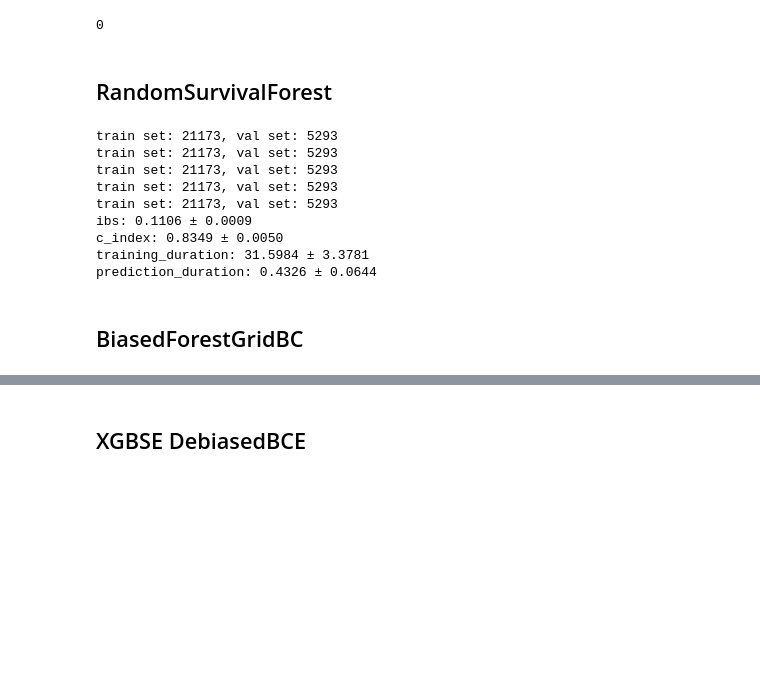
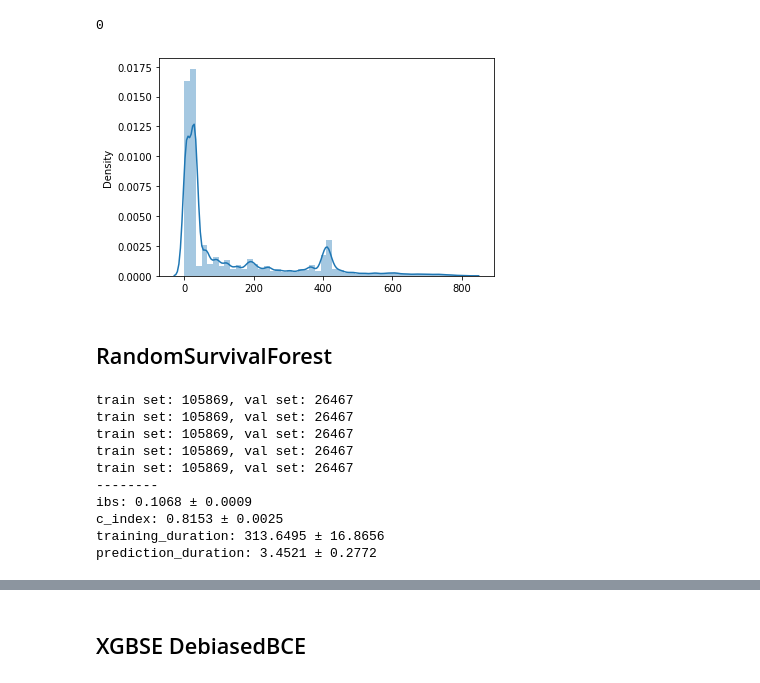
Before and after one commit to soda-inria/survival-analysis-benchmark, a Jupyter notebook: notebooks/kkbox_cv_benchmark.ipynb, the cells around one changed output, grey strips where cells are left out. Drawn from its saved outputs; the diff is of its cells as text; code cells hidden in the pictures; blank space fills up the shorter version.

Commit message:
add wrappers and simplify cross validation

```diff
--- a/notebooks/kkbox_cv_benchmark.ipynb
+++ b/notebooks/kkbox_cv_benchmark.ipynb
@@ -65,5 +93,12 @@ covariates.isna().sum().sum()
 from sksurv.datasets import get_x_y
 
 X, y = get_x_y(covariates, ("event", "duration"), pos_label=1)
+# %%
+import seaborn as sns
+
+mask = np.where(y["event"] == 1)
+sns.distplot(y[mask]["duration"]);
+# %% [output]
+[figure, added]
 # %% [markdown]
 ## RandomSurvivalForest
@@ -128,6 +105,8 @@ def get_scores_skurv(model, y_train, X_test, y_test, times):
 # %%
-from models.utils import run_cv
 from sksurv.ensemble import RandomSurvivalForest
+
+from model_selection.cross_validation import run_cv
+from model_selection.wrappers import SkurvWrapper
 
 rf_params = dict(
     max_leaf_nodes=100,
@@ -137,28 +116,17 @@ rf_params = dict(
     n_jobs=4,
 )
 rf = RandomSurvivalForest(**rf_params)
+rf = SkurvWrapper(rf)
 
-# only train on 100 * subsample % of the data for each fold
-subsample_train = 0.01
-subset = {"train": subsample_train, "val": subsample_train}
-
-run_cv(
-    X,
-    y,
-    rf,
-    model_name="RandomSurvivalForest",
-    score_func=get_scores_skurv,
-    subset=subset,
-)
+run_cv(X, y, rf, subsample_train=0.05, subsample_val=0.05)
 # %% [output]
-train set: 21173, val set: 5293
-train set: 21173, val set: 5293
-train set: 21173, val set: 5293
-train set: 21173, val set: 5293
-train set: 21173, val set: 5293
-ibs: 0.1106 ± 0.0009
-c_index: 0.8349 ± 0.0050
-training_duration: 31.5984 ± 3.3781
-prediction_duration: 0.4326 ± 0.0644
+train set: 105869, val set: 26467
+train set: 105869, val set: 26467
+train set: 105869, val set: 26467
+train set: 105869, val set: 26467
+train set: 105869, val set: 26467
+--------
+ibs: 0.1068 ± 0.0009
+c_index: 0.8153 ± 0.0025
+training_duration: 313.6495 ± 16.8656
+prediction_duration: 3.4521 ± 0.2772
-# %% [markdown]
-## BiasedForestGridBC
```
Also changed, not shown: parts of 45 cells of this notebook, 9 other files.
